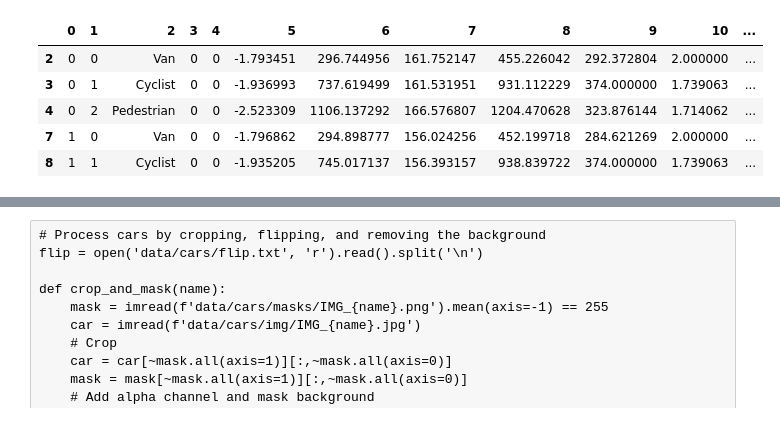
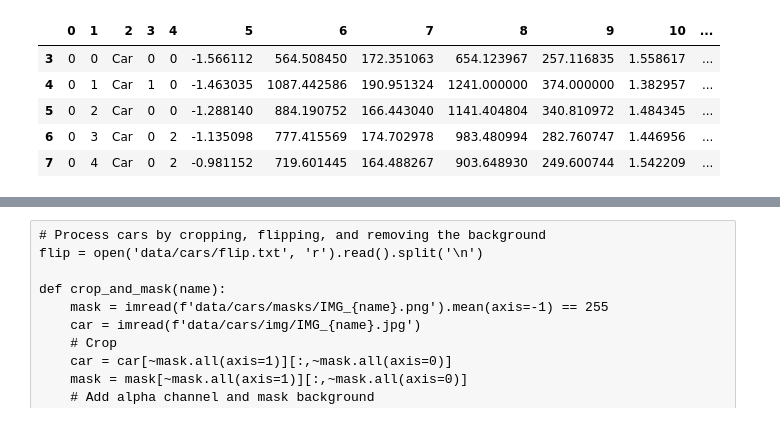
Before and after one commit to IvoBrink/ContrastiveTracking, a Jupyter notebook: occlusions/occlude.ipynb, the cells around one changed output, grey strips where cells are left out. Cells and saved outputs as stored; diff of their text form; code cells hidden in the pictures.

```diff
--- a/occlusions/occlude.ipynb
+++ b/occlusions/occlude.ipynb
@@ -13,16 +14,15 @@ from IPython.display import clear_output
 from time import sleep
 from random import sample, choice
 # %%
-img = imread('data/training/image_02/0000/000000.png')
-
-df = pd.read_table('data/training/label_02/0000.txt', delimiter=' ', header=None)
+df = pd.read_table('data/training/label_02/0011.txt', delimiter=' ', header=None)
 df = df[df[2] != "DontCare"]
 df.head()
+ # & ~np.isin(df[1], [33, 35, 39, 55])
 # %% [output]
 |  | 0 | 1 | 2 | 3 | 4 | 5 | 6 | 7 | 8 | 9 | 10 | ... |
-| 2 | 0 | 0 | Van | 0 | 0 | -1.793451 | 296.744956 | 161.752147 | 455.226042 | 292.372804 | 2.000000 | ... |
-| 3 | 0 | 1 | Cyclist | 0 | 0 | -1.936993 | 737.619499 | 161.531951 | 931.112229 | 374.000000 | 1.739063 | ... |
-| 4 | 0 | 2 | Pedestrian | 0 | 0 | -2.523309 | 1106.137292 | 166.576807 | 1204.470628 | 323.876144 | 1.714062 | ... |
-| 7 | 1 | 0 | Van | 0 | 0 | -1.796862 | 294.898777 | 156.024256 | 452.199718 | 284.621269 | 2.000000 | ... |
-| 8 | 1 | 1 | Cyclist | 0 | 0 | -1.935205 | 745.017137 | 156.393157 | 938.839722 | 374.000000 | 1.739063 | ... |
+| 3 | 0 | 0 | Car | 0 | 0 | -1.566112 | 564.508450 | 172.351063 | 654.123967 | 257.116835 | 1.558617 | ... |
+| 4 | 0 | 1 | Car | 1 | 0 | -1.463035 | 1087.442586 | 190.951324 | 1241.000000 | 374.000000 | 1.382957 | ... |
+| 5 | 0 | 2 | Car | 0 | 0 | -1.288140 | 884.190752 | 166.443040 | 1141.404804 | 340.810972 | 1.484345 | ... |
+| 6 | 0 | 3 | Car | 0 | 2 | -1.135098 | 777.415569 | 174.702978 | 983.480994 | 282.760747 | 1.446956 | ... |
+| 7 | 0 | 4 | Car | 0 | 2 | -0.981152 | 719.601445 | 164.488267 | 903.648930 | 249.600744 | 1.542209 | ... |
 # %%
```
Also changed, not shown: parts of 9 cells of this notebook, 29 other files.
